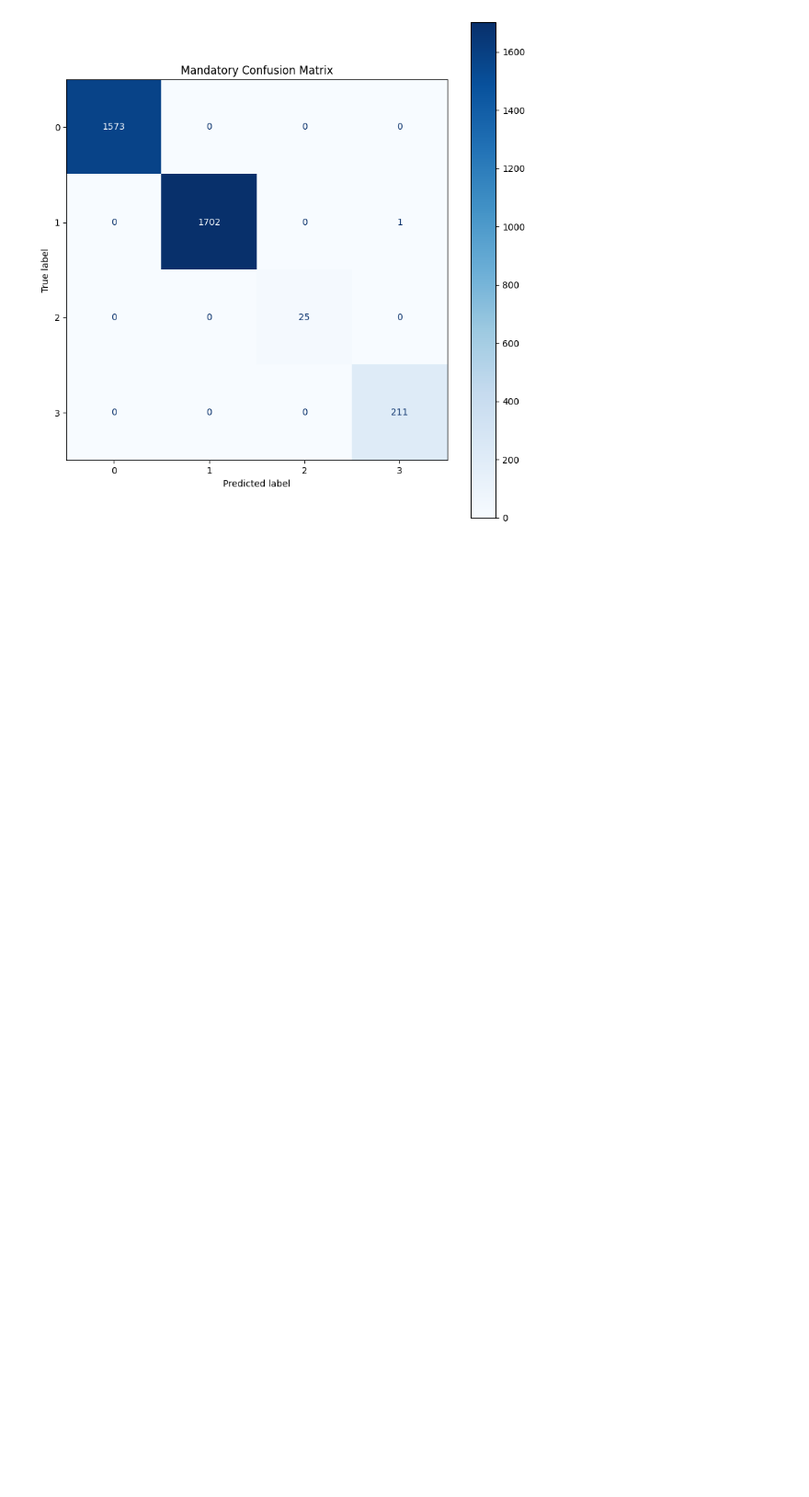
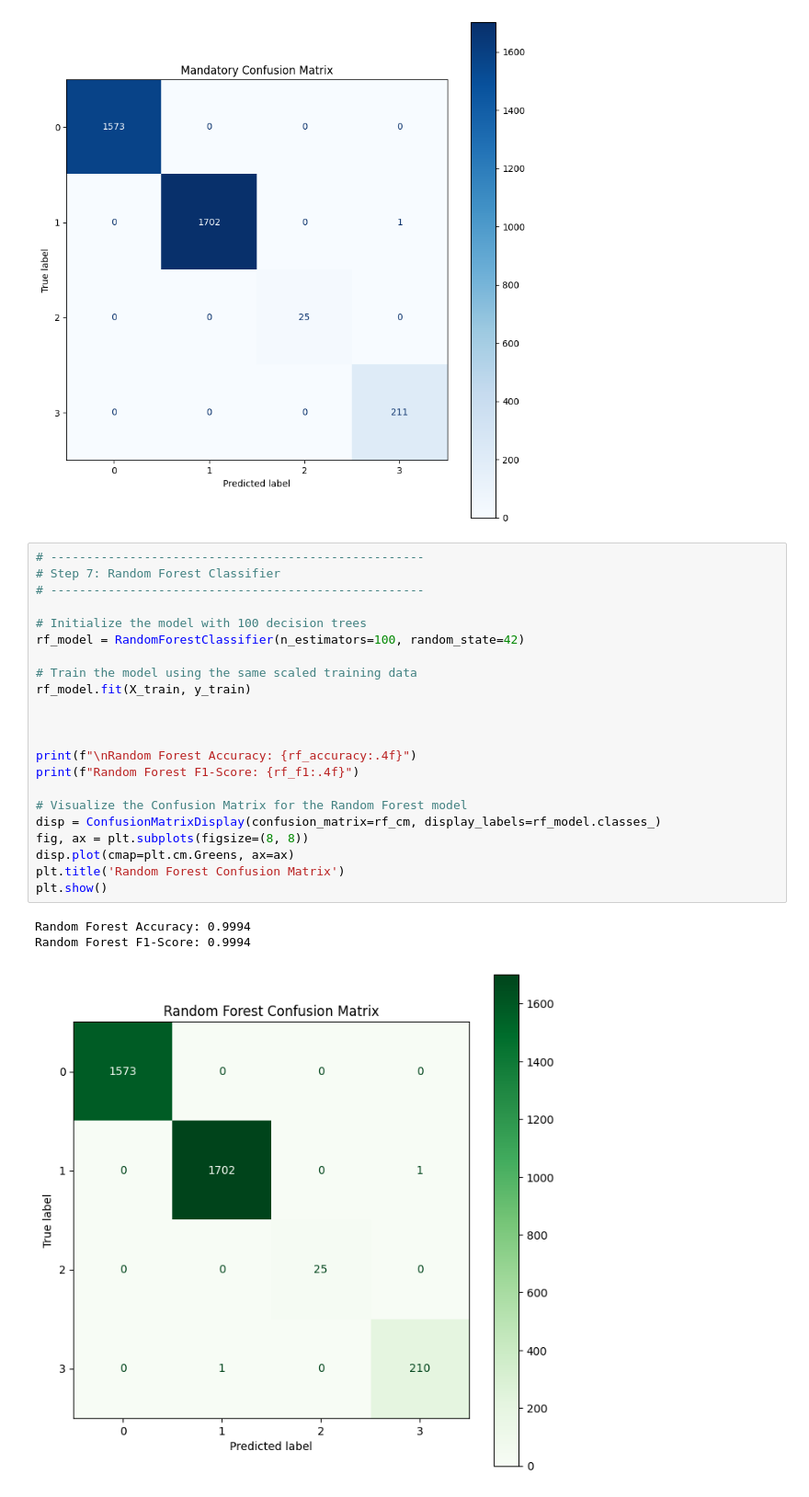
Before and after one commit to BoumedineRayan/ML_Project, a Jupyter notebook: Supervised.ipynb, the cells around one changed output. Shown: that part at 92% size. Drawn from its saved outputs; the diff is of its cells as text; blank space fills up the shorter version.

```diff
--- a/Supervised.ipynb
+++ b/Supervised.ipynb
@@ -90,3 +95,29 @@ plt.title('Mandatory Confusion Matrix')
 plt.tight_layout()
 # %% [output]
 [figure]
+# %%
+# ----------------------------------------------------
+# Step 7: Random Forest Classifier
+# ----------------------------------------------------
+
+# Initialize the model with 100 decision trees
+rf_model = RandomForestClassifier(n_estimators=100, random_state=42)
+
+# Train the model using the same scaled training data
+rf_model.fit(X_train, y_train)
+
+
+
+print(f"\nRandom Forest Accuracy: {rf_accuracy:.4f}")
+print(f"Random Forest F1-Score: {rf_f1:.4f}")
+
+# Visualize the Confusion Matrix for the Random Forest model
+disp = ConfusionMatrixDisplay(confusion_matrix=rf_cm, display_labels=rf_model.classes_)
+fig, ax = plt.subplots(figsize=(8, 8))
+disp.plot(cmap=plt.cm.Greens, ax=ax)
+plt.title('Random Forest Confusion Matrix')
+plt.show()
+# %% [output]
+Random Forest Accuracy: 0.9994
+Random Forest F1-Score: 0.9994
+[figure, added]
```
Also changed, not shown: parts of 2 cells of this notebook.
